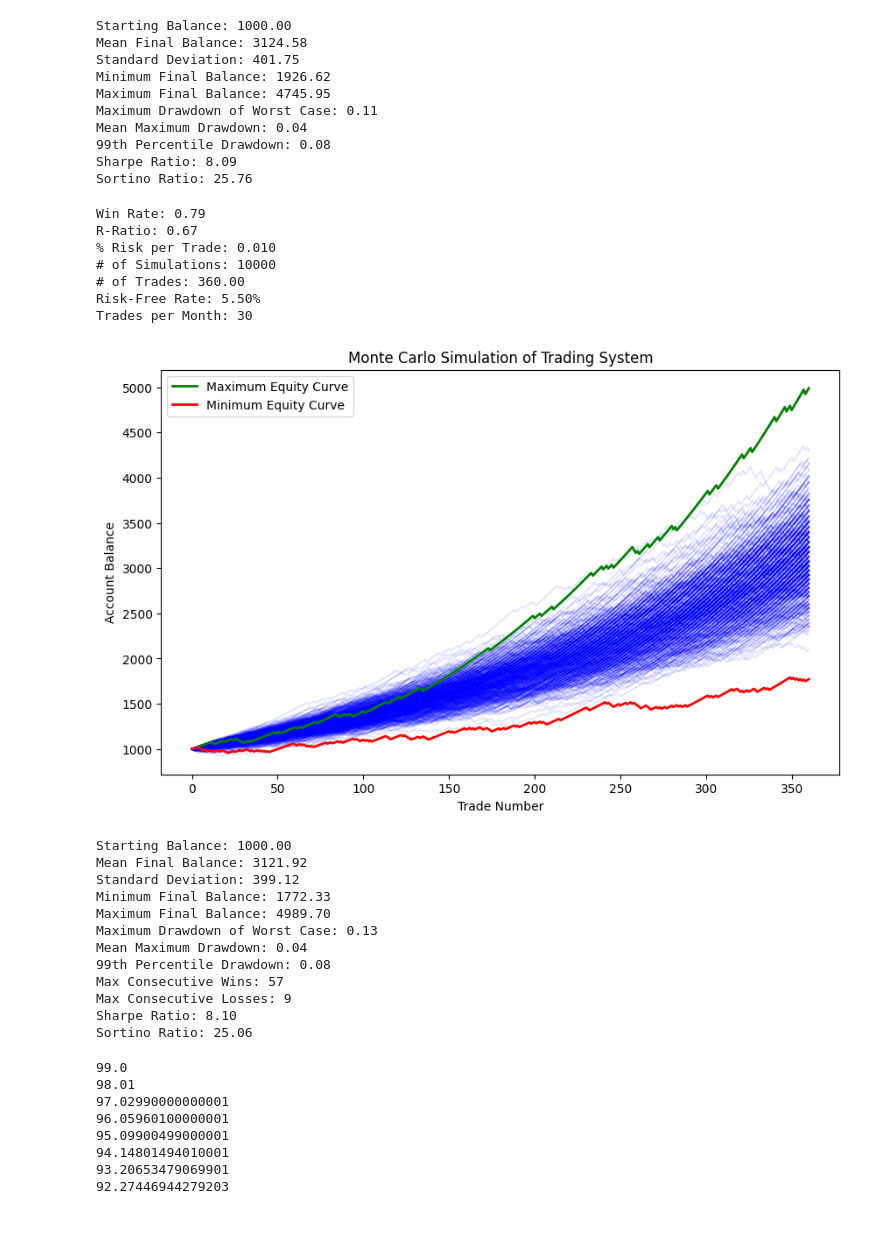
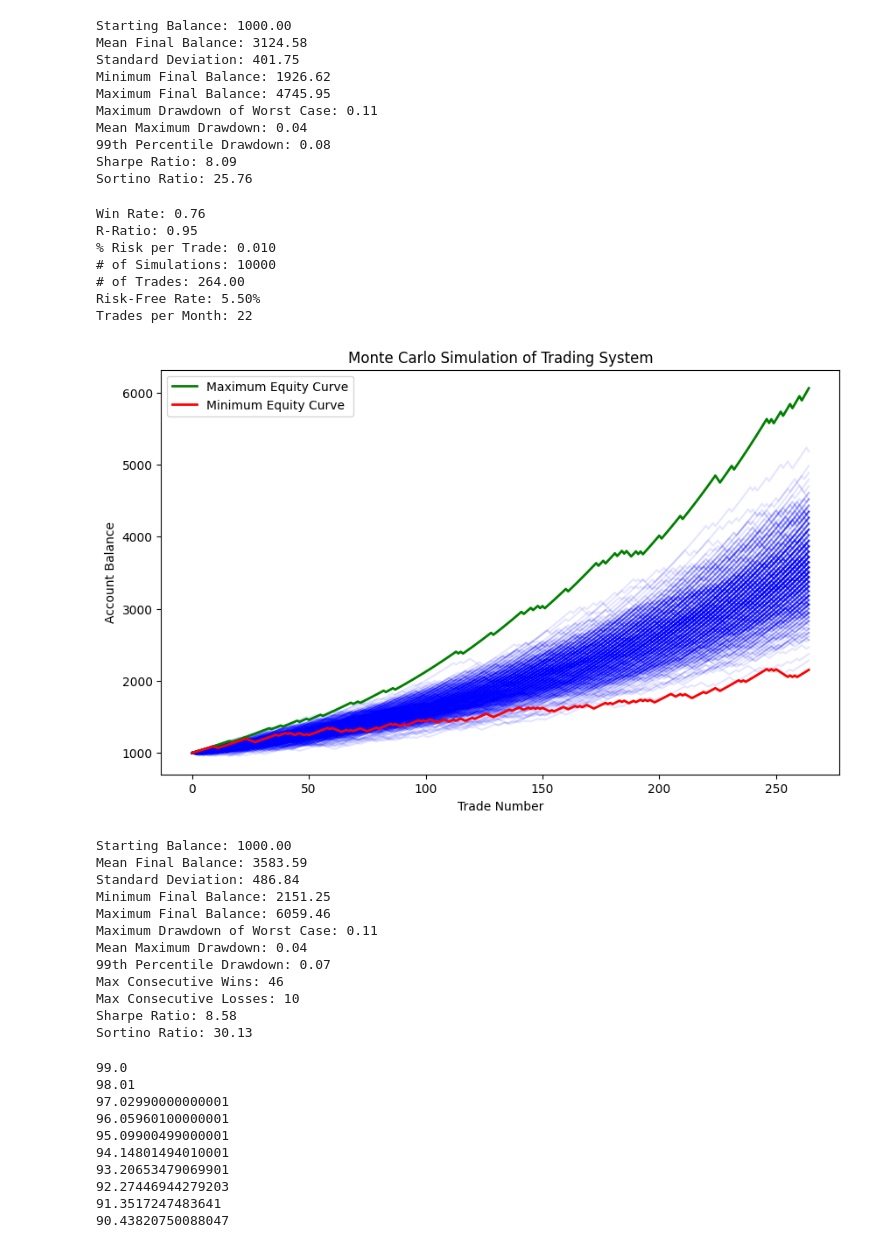
Before and after one commit to ergodique/Portfolio, a Jupyter notebook: Monte Carlo Simulation Equity Curve/monte_carlo_jupyter_version.ipynb, the cells around one changed output. Cells and saved outputs as stored; diff of their text form; code cells hidden in the pictures.

```diff
--- a/Monte Carlo Simulation Equity Curve/monte_carlo_jupyter_version.ipynb
+++ b/Monte Carlo Simulation Equity Curve/monte_carlo_jupyter_version.ipynb
@@ -249,58 +249,58 @@ def monte_carlo_simulation(win_rate, reward_to_risk, risk_per_trade, num_simulat
 
     # Flatten all monthly returns to calculate Sharpe and Sortino ratios
     all_monthly_returns_flat = np.concatenate(all_monthly_returns)
 
     sharpe_ratio = calculate_sharpe_ratio(all_monthly_returns_flat, risk_free_rate)
     sortino_ratio = calculate_sortino_ratio(all_monthly_returns_flat, risk_free_rate)
 
     print(f'Sharpe Ratio: {sharpe_ratio:.2f}')
     print(f'Sortino Ratio: {sortino_ratio:.2f}')
 
 # Example usage
-win_rate = 0.79  # put win rate here
-reward_to_risk = 2/3  # Reward to risk ratio
+win_rate = 0.76  # put win rate here
+reward_to_risk = 225/236  # Reward to risk ratio
 risk_per_trade = 0.01  # Risking % of the trade
 num_simulations = 10000  # Run X number of simulations
-trades_per_month = 30  # Number of trades per month
+trades_per_month = 22  # Number of trades per month
 num_trades = 12*trades_per_month*1  # Each simulation runs for X trades
 
 risk_free_rate = 0.055  # Annual risk-free rate
 
 print(f'Win Rate: {win_rate:.2f}')
 print(f'R-Ratio: {reward_to_risk:.2f}')
 print(f'% Risk per Trade: {risk_per_trade:.3f}')
 print(f'# of Simulations: {num_simulations:.0f}')
 print(f'# of Trades: {num_trades:.2f}')
 print(f'Risk-Free Rate: {risk_free_rate:.2%}')
 print(f'Trades per Month: {trades_per_month}')
 
 monte_carlo_simulation(win_rate, reward_to_risk, risk_per_trade, num_simulations, num_trades, trades_per_month, risk_free_rate)
 # %% [output]
-Win Rate: 0.79
-R-Ratio: 0.67
+Win Rate: 0.76
+R-Ratio: 0.95
 % Risk per Trade: 0.010
 # of Simulations: 10000
-# of Trades: 360.00
+# of Trades: 264.00
 Risk-Free Rate: 5.50%
-Trades per Month: 30
+Trades per Month: 22
-[figure, old version]
+[figure, new version]
 Starting Balance: 1000.00
-Mean Final Balance: 3121.92
-Standard Deviation: 399.12
-Minimum Final Balance: 1772.33
-Maximum Final Balance: 4989.70
-Maximum Drawdown of Worst Case: 0.13
+Mean Final Balance: 3583.59
+Standard Deviation: 486.84
+Minimum Final Balance: 2151.25
+Maximum Final Balance: 6059.46
+Maximum Drawdown of Worst Case: 0.11
 Mean Maximum Drawdown: 0.04
-99th Percentile Drawdown: 0.08
-Max Consecutive Wins: 57
-Max Consecutive Losses: 9
-Sharpe Ratio: 8.10
-Sortino Ratio: 25.06
+99th Percentile Drawdown: 0.07
+Max Consecutive Wins: 46
+Max Consecutive Losses: 10
+Sharpe Ratio: 8.58
+Sortino Ratio: 30.13
 # %%
 balance=100
 risk=0.01
-trades=9
-for i in range(1,trades):
+trades=10
+for i in range(0,trades):
     balance=balance-balance*risk
     print(balance)
 # %% [output]
@@ -312,3 +312,5 @@ for i in range(1,trades):
 94.14801494010001
 93.20653479069901
 92.27446944279203
+91.3517247483641
+90.43820750088047
```
Also changed, not shown: 1 other file.
